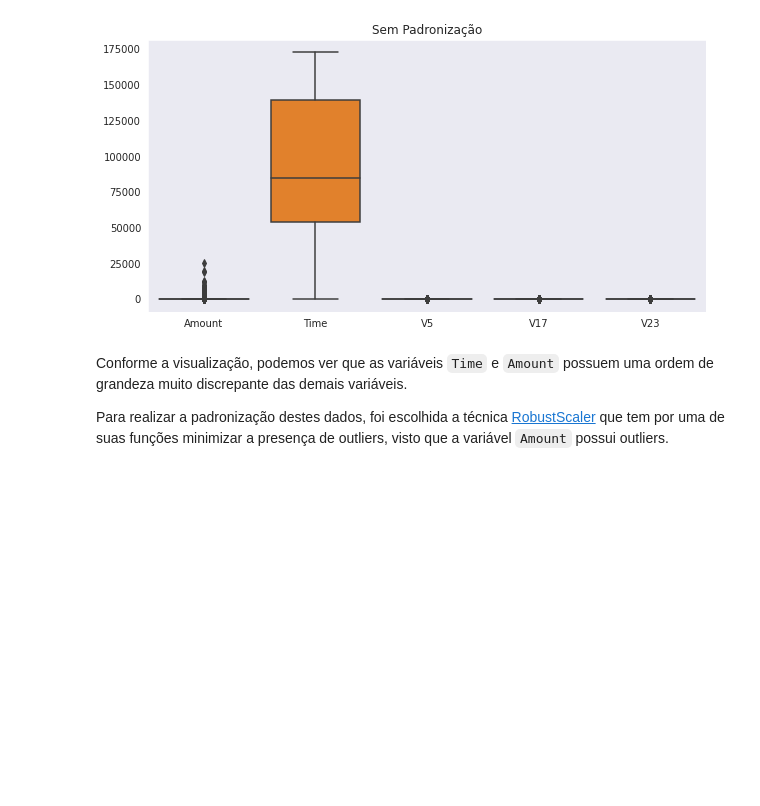
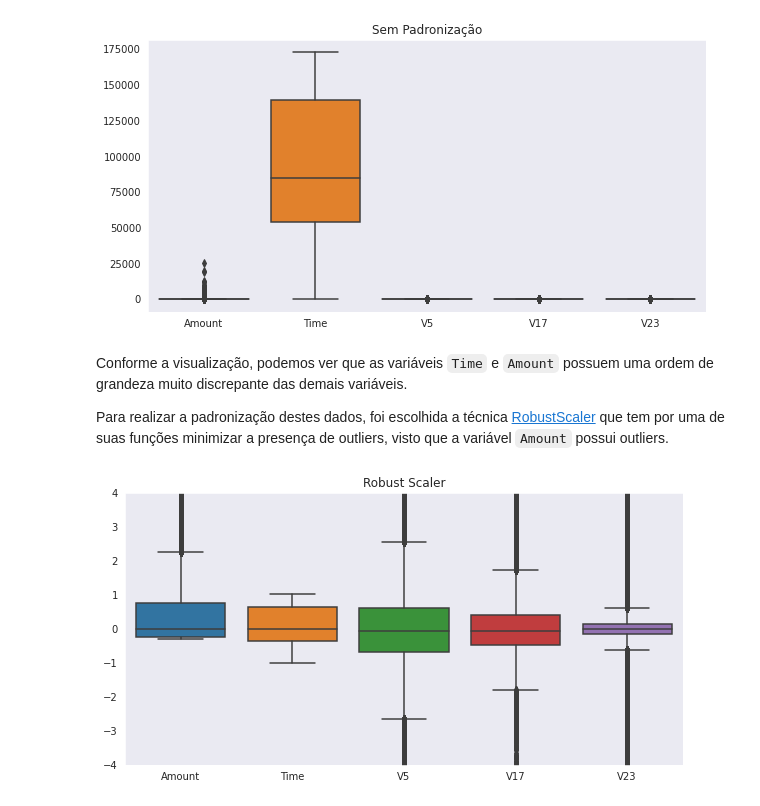
Before and after one commit to brayannmb/projeto_fraudes_cartao_credito, a Jupyter notebook: Detecção_Fraudes.ipynb, the cells around one changed output. Saved outputs shown, nothing was run; the diff lists cells and outputs as text; code cells hidden in the pictures; blank space fills up the shorter version.

```diff
--- a/Detecção_Fraudes.ipynb
+++ b/Detecção_Fraudes.ipynb
@@ -368,0 +375,16 @@ Para realizar a padronização destes dados, foi escolhida a técnica [RobustSca
+# %%
+df_padronizado = df.copy()
+
+df_padronizado[['Amount', 'Time']] = RobustScaler().fit_transform(df_padronizado[['Amount', 'Time']])
+# %%
+vars_depois = df_padronizado[['Amount', 'Time', 'V5', 'V17', 'V23']]
+# %%
+fig, ax = plt.subplots(figsize=(10, 5))
+
+ax = sns.boxplot(data=vars_depois)
+
+plt.ylim((-4, 4));
+
+ax.set_title('Robust Scaler');
+# %% [output]
+[figure, added]
```
Also changed, not shown: parts of 7 cells of this notebook.
